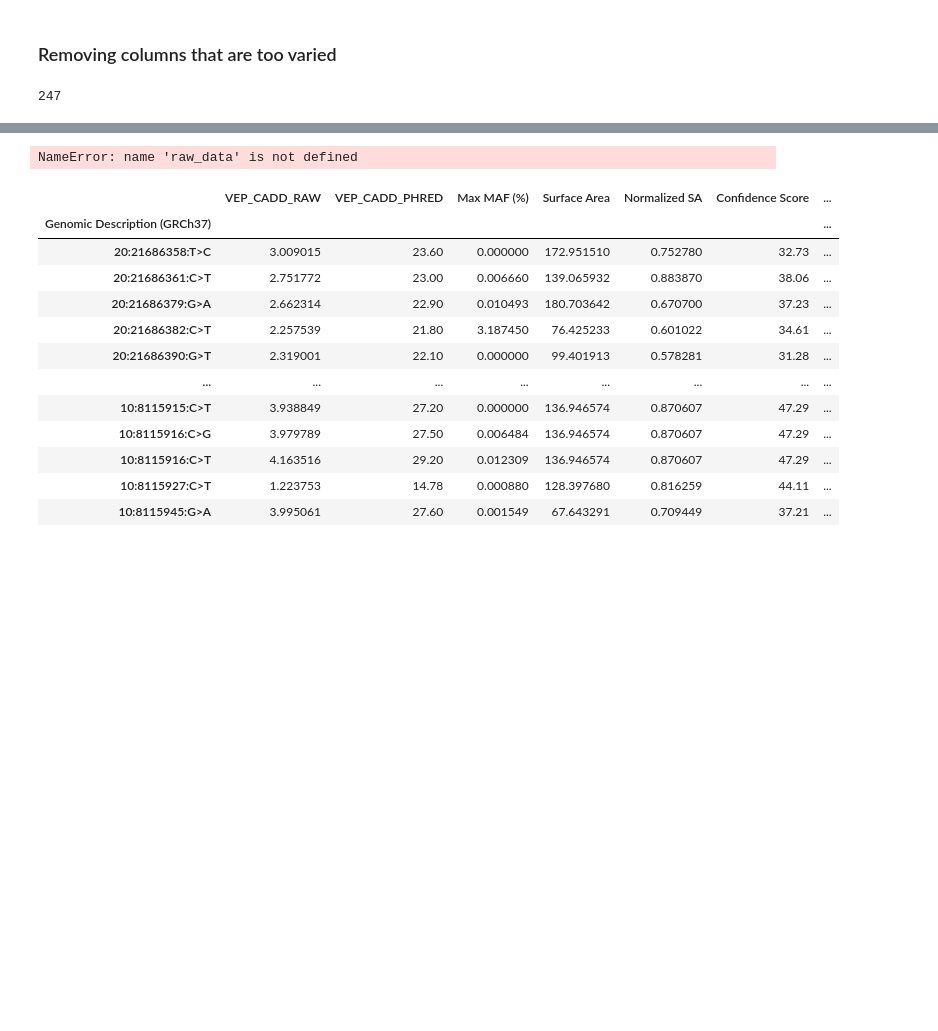
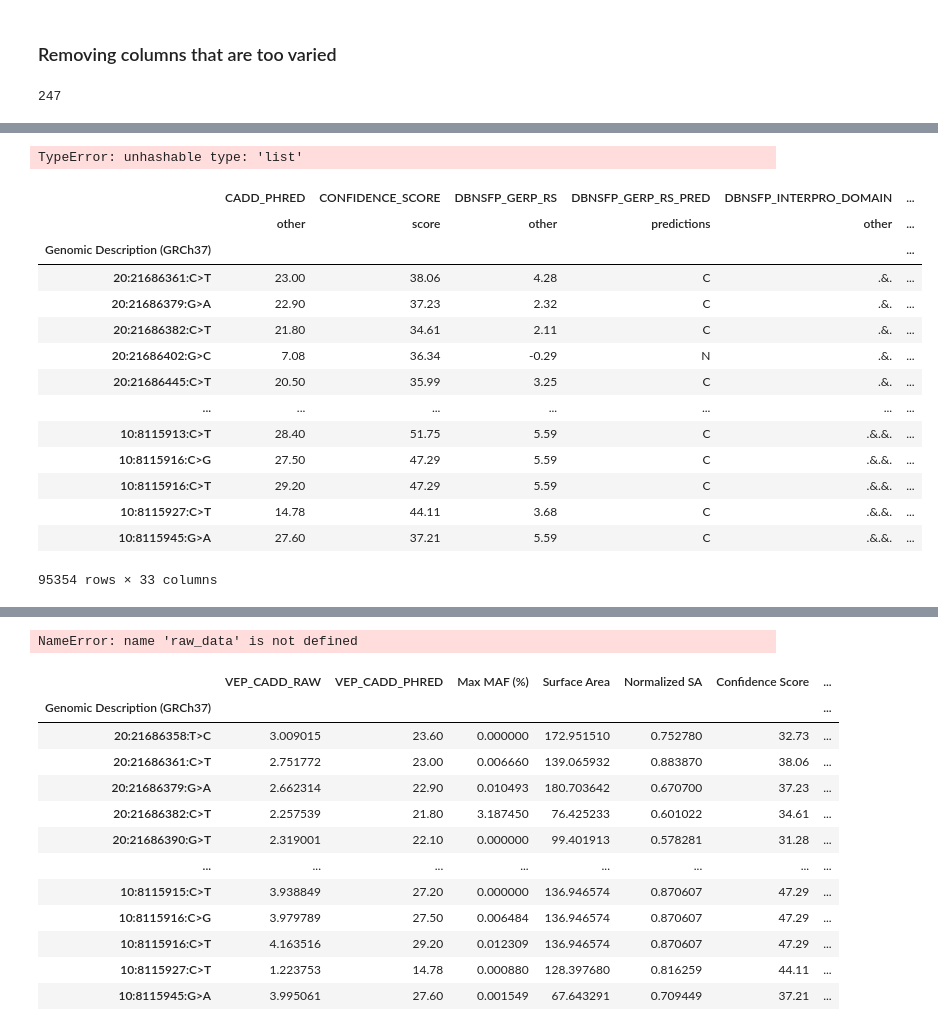
Before and after one commit to seanrobryan/ML-Variant-Classification, a Jupyter notebook: model_building.ipynb, the cells around one changed output, grey strips where cells are left out. Saved outputs shown, nothing was run; the diff lists cells and outputs as text; code cells hidden in the pictures; blank space fills up the shorter version.

```diff
--- a/model_building.ipynb
+++ b/model_building.ipynb
@@ -584,0 +643,2 @@ working_df = working_df.drop(columns='VEP_FEATURE')
+# %%
+working_df = working_df.dropna(thresh=working_df.shape[0] / 3, axis=1)
@@ -584,0 +647,4 @@ working_df = working_df.drop(columns='VEP_FEATURE')
+# %%
+working_df = working_df.rename(columns={'CADD Phred': 'CADD_PHRED', 'Confidence Score': 'CONFIDENCE_SCORE',
+                           'Surface Area': 'SURFACE_AREA', 'Normalized SA': 'NORMALIZED_SURFACE_AREA',
+                           'Interpro Domain': 'INTERPRO_DOMAIN', 'Variant Classification': 'VARIANT_CLASSIFICATION'})
@@ -603,0 +691,2 @@ Index(['CADD Phred', 'CLINVAR_CLNSIG', 'CLINVAR_PATHOGENIC',
+# %%
+working_df = working_df.drop(columns='VEP_PROTEIN_POS')
@@ -647,0 +715,3 @@ working_df[categorical_columns]
+# %%
+df = working_df.copy()
+df.head()
@@ -647,0 +759,36 @@ working_df[categorical_columns]
+# %%
+df2 = df.copy()
+df2.columns = pd.MultiIndex.from_tuples(
+    [
+        (('GENE',), 'gene'),
+        (('CADD_PHRED', 'VEP_CADD_RAW'), 'cadd'),
+        (('VARIANT_CLASSIFICATION', 'FINAL_PATHOGENICITY', 'FINAL_PRED', 'NUM_PATH_PREDS', 'TOTAL_NUM_PREDS'), 'classification'),
+        (('MAX_MAF', 'MAX_MAF_SOURCE'), 'maf'),
+        (('DBNSFP_INTERPRO_DOMAIN', 'UNIPROT_DOMAIN', 'INTERPRO_DOMAIN'), 'domain'),
+        (('DBNSFP_GERP_RS', 'DBNSFP_LRT_SCORE', 'DBNSFP_MUTATIONTASTER_SCORE', 'DBNSFP_POLYPHEN2_HDIV_SCORE', 'DBNSFP_SIFT_SCORE', 'DBNSFP_PHYLOP30WAY_MAMMALIAN', 'VEP_POLYPHEN_SCORE', 'VEP_SIFT_SCORE'), 'score'),
+        (('DBNSFP_SIFT_PRED', 'DBNSFP_GERP_RS_PRED', 'DBNSFP_LRT_PRED', 'DBNSFP_MUTATIONTASTER_PRED', 'DBNSFP_PHYLOP30WAY_MAMMALIAN_PRED', 'DBNSFP_POLYPHEN2_HDIV_PRED', 'VEP_POLYPHEN_PRED'), 'predictions'),
+        (('ddG', '|ddG|', 'CONFIDENCE_SCORE', 'SURFACE_AREA', 'NORMALIZED_SURFACE_AREA'), 'protein_structure'),
+    ]
+)
+# %% [output]
+TypeError: unhashable type: 'list'
+# %%
+df2 = df.copy()
+df2.columns = pd.MultiIndex.from_tuples([(col, 'predictions') if 'PRED' in col else (col, 'score') if 'SCORE' in col else (col, 'other') for col in df.columns])
+df2
+# %% [output]
+|  | CADD_PHRED | CONFIDENCE_SCORE | DBNSFP_GERP_RS | DBNSFP_GERP_RS_PRED | DBNSFP_INTERPRO_DOMAIN | ... |
+|  | other | score | other | predictions | other | ... |
+| Genomic Description (GRCh37) |  |  |  |  |  | ... |
+| 20:21686361:C>T | 23.00 | 38.06 | 4.28 | C | .&. | ... |
+| 20:21686379:G>A | 22.90 | 37.23 | 2.32 | C | .&. | ... |
+| 20:21686382:C>T | 21.80 | 34.61 | 2.11 | C | .&. | ... |
+| 20:21686402:G>C | 7.08 | 36.34 | -0.29 | N | .&. | ... |
+| 20:21686445:C>T | 20.50 | 35.99 | 3.25 | C | .&. | ... |
+| ... | ... | ... | ... | ... | ... | ... |
+| 10:8115913:C>T | 28.40 | 51.75 | 5.59 | C | .&.&. | ... |
+| 10:8115916:C>G | 27.50 | 47.29 | 5.59 | C | .&.&. | ... |
+| 10:8115916:C>T | 29.20 | 47.29 | 5.59 | C | .&.&. | ... |
+| 10:8115927:C>T | 14.78 | 44.11 | 3.68 | C | .&.&. | ... |
+| 10:8115945:G>A | 27.60 | 37.21 | 5.59 | C | .&.&. | ... |
+95354 rows × 33 columns
```
Also changed, not shown: parts of 38 cells of this notebook.
